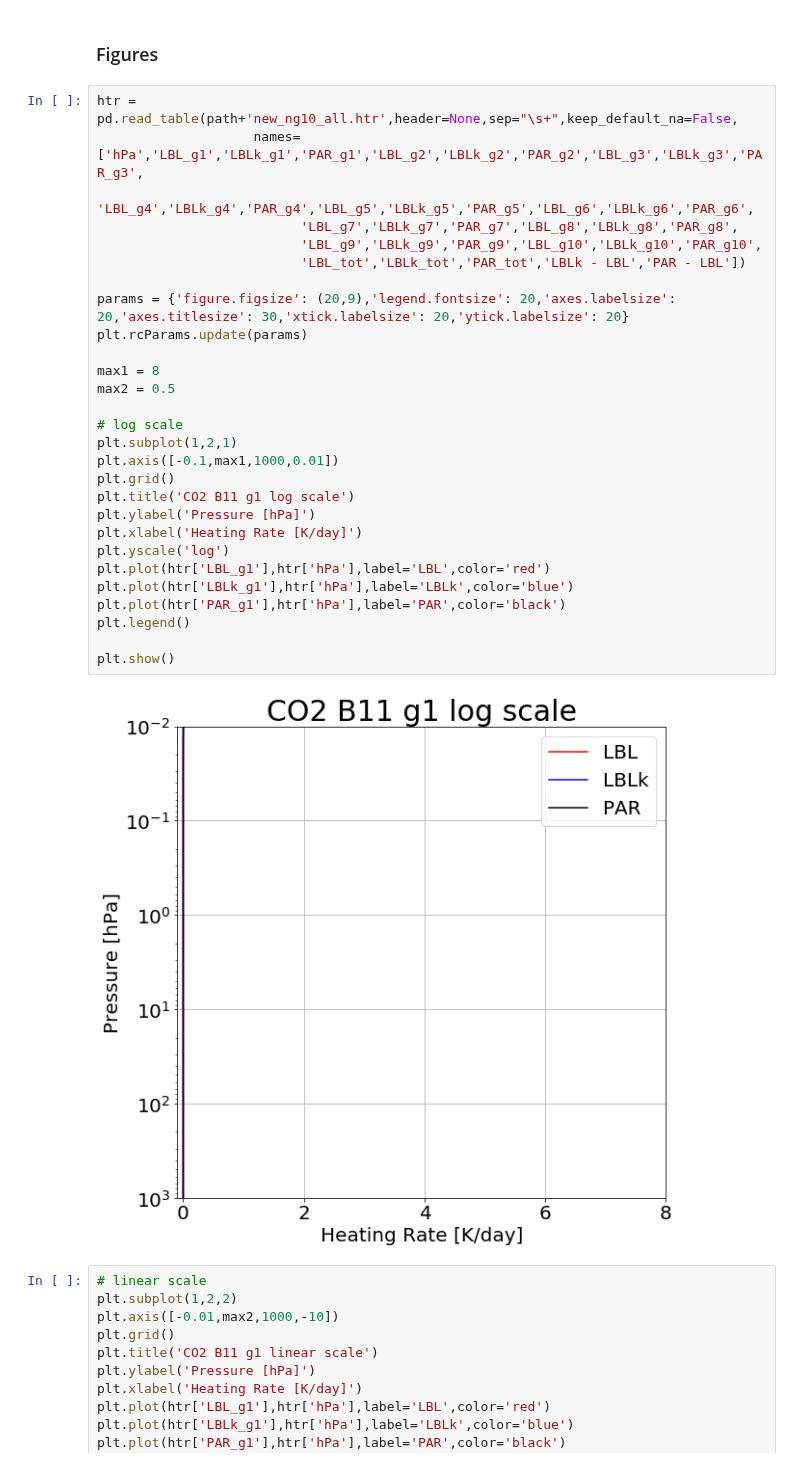
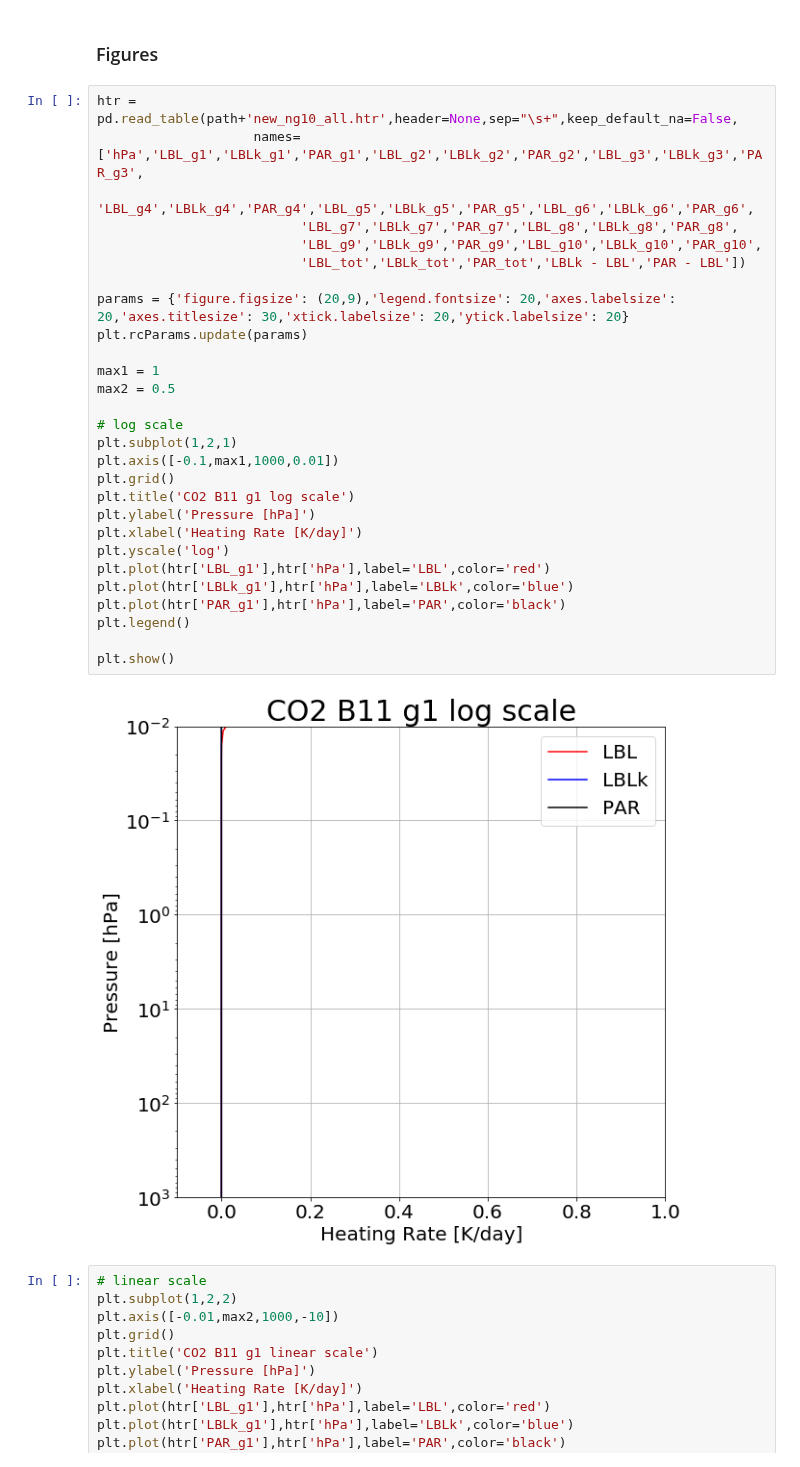
Before and after one commit to kimbuyo/Radiation_SW, a Jupyter notebook: Param/CO2/B11/190213_Result/CO2x1/CO2_B11_cosz1.0_trp75_result.ipynb, the cells around one changed output. Saved outputs shown, nothing was run; the diff lists cells and outputs as text.

```diff
--- a/Param/CO2/B11/190213_Result/CO2x1/CO2_B11_cosz1.0_trp75_result.ipynb
+++ b/Param/CO2/B11/190213_Result/CO2x1/CO2_B11_cosz1.0_trp75_result.ipynb
@@ -73,33 +73,33 @@ Download: CO2_B11_cosz1.0_trp75_flux.csv
 # %%
 htr = pd.read_table(path+'new_ng10_all.htr',header=None,sep="\s+",keep_default_na=False,
                     names=['hPa','LBL_g1','LBLk_g1','PAR_g1','LBL_g2','LBLk_g2','PAR_g2','LBL_g3','LBLk_g3','PAR_g3',
                           'LBL_g4','LBLk_g4','PAR_g4','LBL_g5','LBLk_g5','PAR_g5','LBL_g6','LBLk_g6','PAR_g6',
                           'LBL_g7','LBLk_g7','PAR_g7','LBL_g8','LBLk_g8','PAR_g8',
                           'LBL_g9','LBLk_g9','PAR_g9','LBL_g10','LBLk_g10','PAR_g10',
                           'LBL_tot','LBLk_tot','PAR_tot','LBLk - LBL','PAR - LBL'])
 
 params = {'figure.figsize': (20,9),'legend.fontsize': 20,'axes.labelsize': 20,'axes.titlesize': 30,'xtick.labelsize': 20,'ytick.labelsize': 20}
 plt.rcParams.update(params)
 
-max1 = 8
+max1 = 1
 max2 = 0.5
 
 # log scale
 plt.subplot(1,2,1)
 plt.axis([-0.1,max1,1000,0.01])
 plt.grid()
 plt.title('CO2 B11 g1 log scale')
 plt.ylabel('Pressure [hPa]')
 plt.xlabel('Heating Rate [K/day]')
 plt.yscale('log')
 plt.plot(htr['LBL_g1'],htr['hPa'],label='LBL',color='red')
 plt.plot(htr['LBLk_g1'],htr['hPa'],label='LBLk',color='blue')
 plt.plot(htr['PAR_g1'],htr['hPa'],label='PAR',color='black')
 plt.legend()
 
 plt.show()
 # %% [output]
-[figure, old version]
+[figure, new version]
 # %%
 # linear scale
 plt.subplot(1,2,2)
```
Also changed, not shown: parts of 10 cells of this notebook.
